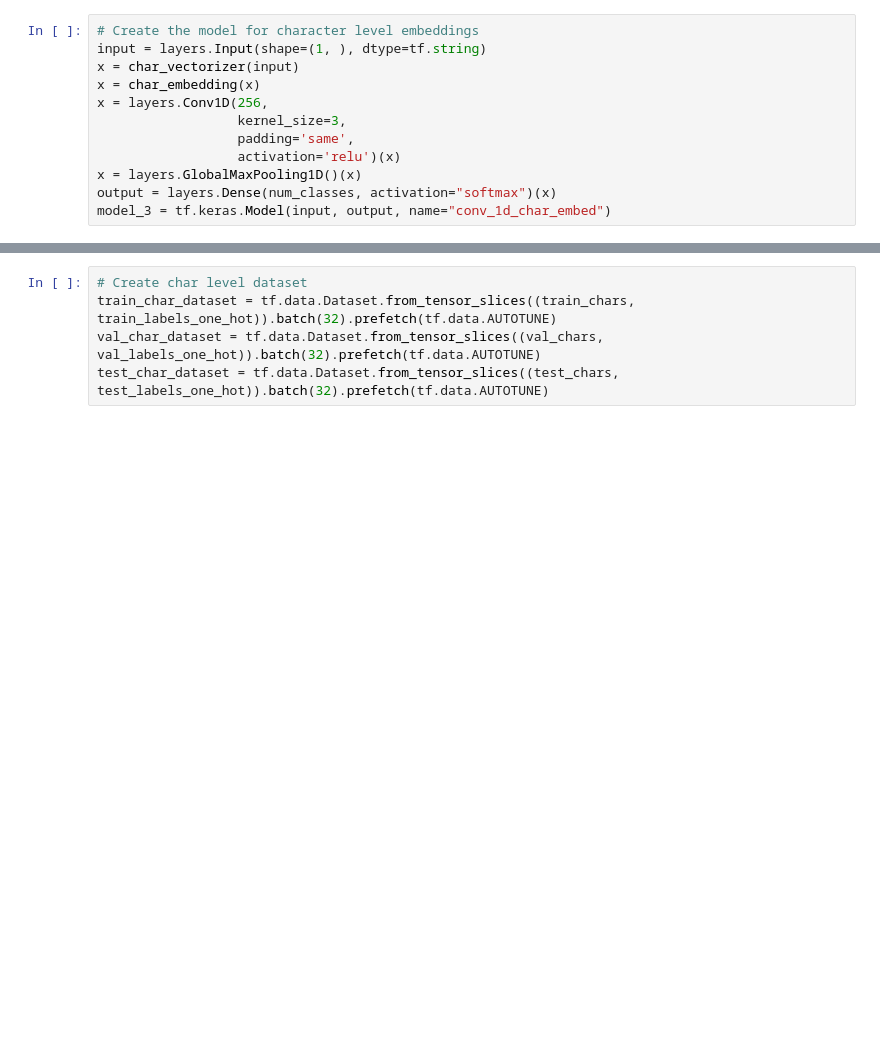
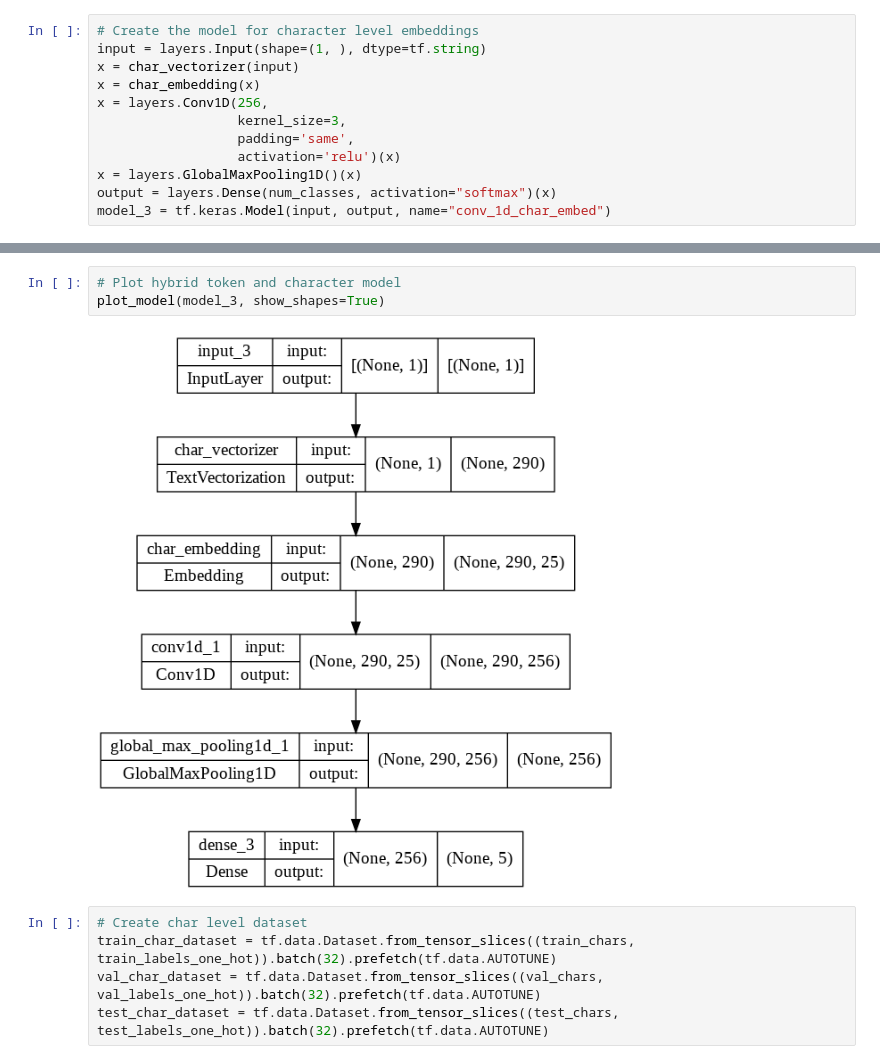
Before and after one commit to Umang1103/Literature-Skimmer, a Jupyter notebook: SkimLit.ipynb, the cells around one changed output, grey strips where cells are left out. Cells and saved outputs as stored; diff of their text form; blank space fills up the shorter version.

```diff
--- a/SkimLit.ipynb
+++ b/SkimLit.ipynb
@@ -721,3 +829,8 @@ model_3.summary()
+# %%
+# Plot hybrid token and character model
+plot_model(model_3, show_shapes=True)
+# %% [output]
+[figure, added]
 # %%
 # Create char level dataset
 train_char_dataset = tf.data.Dataset.from_tensor_slices((train_chars, train_labels_one_hot)).batch(32).prefetch(tf.data.AUTOTUNE)
```
Also changed, not shown: parts of 68 cells of this notebook.
